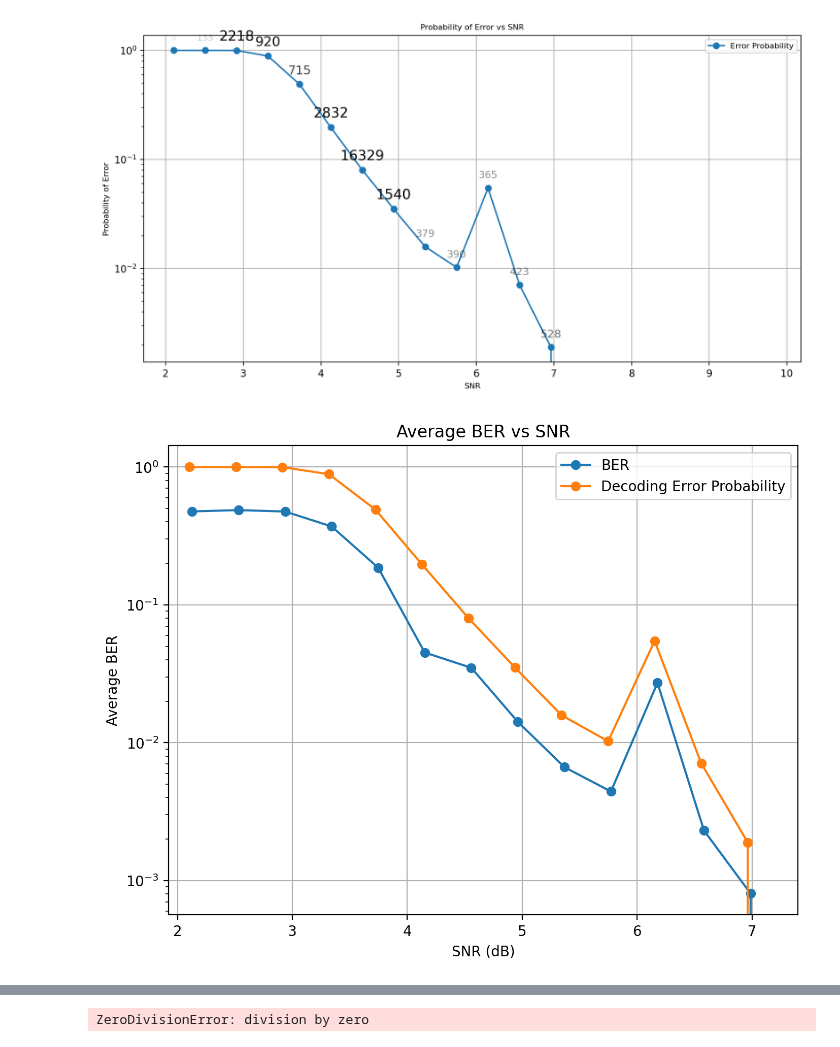
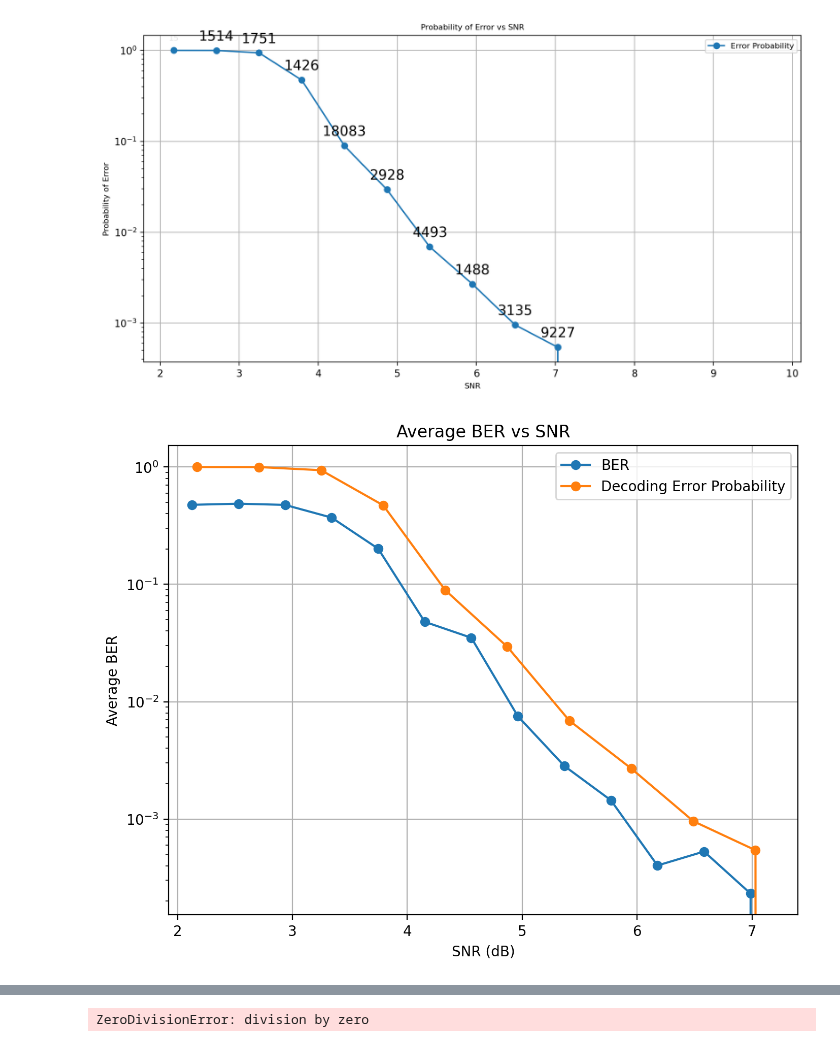
Before and after one commit to mkashani-phd/Secure_Wireless_Relay, a Jupyter notebook: Experiments/3_node_test/analyze.ipynb, the cells around one changed output, grey strips where cells are left out. Cells and saved outputs as stored; diff of their text form; code cells hidden in the pictures.

```diff
--- a/Experiments/3_node_test/analyze.ipynb
+++ b/Experiments/3_node_test/analyze.ipynb
@@ -114,7 +122,7 @@ total_fail_snrs = []
 fontsize = 14
 min_snr = 1.9
 max_snr = 10
-n_bins = 20
+n_bins = 15
 scale_factor = 1000
 min_fontsize = 8
 max_fontsize = 14
@@ -139,34 +147,34 @@ plt.figure(figsize=(12, 6), dpi=200)
 # Annotate points with the number of samples in each bin
 for x, y, count in zip(snr_points_SC, error_prob_SC, total_hist):
     if count == 0:
         continue  # Skip empty bins
 
     # Normalize count between min_fontsize and max_fontsize
     fontsize = min(max(min_fontsize, (count / scale_factor) * (max_fontsize - min_fontsize) + min_fontsize), max_fontsize)
     alpha = min(max(min_alpha, (count / scale_factor) * (max_alpha - min_alpha) + min_alpha), max_alpha)
 
     # Annotate the plot
     plt.annotate(
         str(count),
         (x, y),
         textcoords="offset points",
         xytext=(0, 10),
         ha='center',
         fontsize=fontsize,
         alpha=alpha,
         color='black'
     )
 
 
 plt.semilogy(snr_points_SC, error_prob_SC, marker='o', label='Error Probability')
 plt.xlabel('SNR', fontsize=fontsize)
 plt.ylabel('Probability of Error', fontsize=fontsize)
 plt.title('Probability of Error vs SNR', fontsize=fontsize)
 plt.grid(True)
 plt.legend(fontsize=fontsize)
 plt.show()
 # %% [output]
-[figure, old version]
+[figure, new version]
 # %%
 import numpy as np
 
@@ -215,5 +223,5 @@ plt.grid(True)
 plt.legend()
 plt.show()
 # %% [output]
-[figure, old version]
+[figure, new version]
 # %%
```
Also changed, not shown: parts of 6 cells of this notebook, 4 other files.
